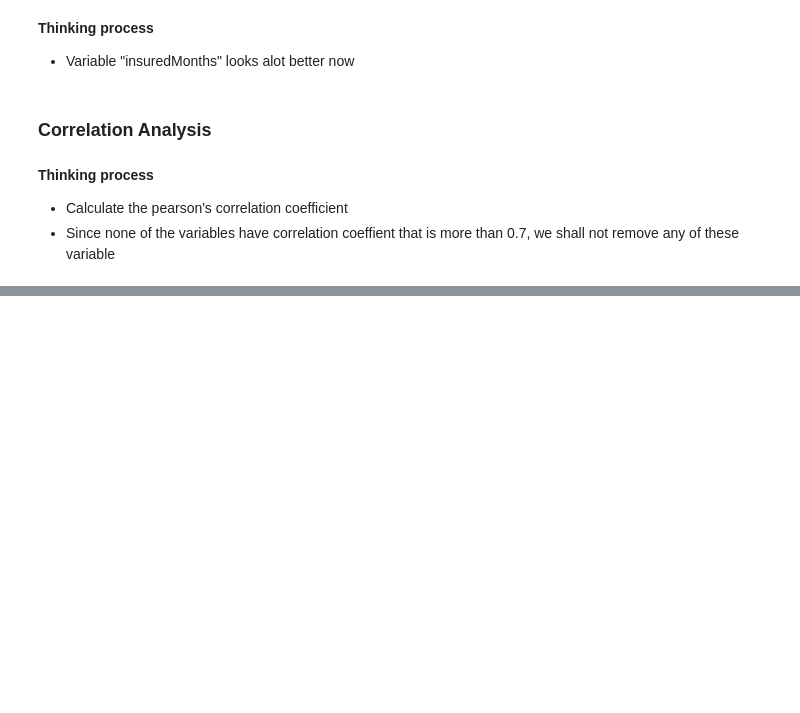
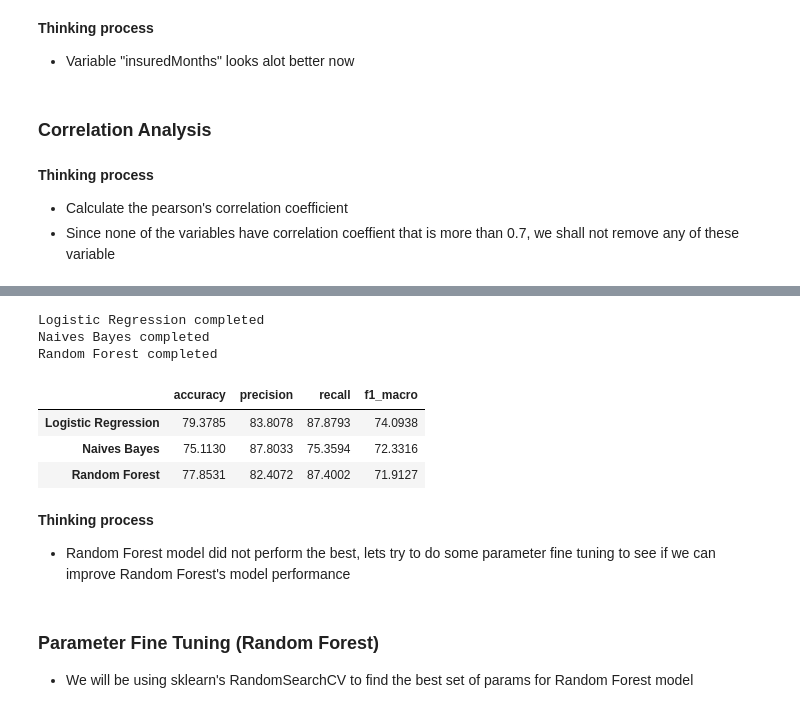
Before and after one commit to CJianYu98/TAP-VICA-Tech-Assessment, a Jupyter notebook: main.ipynb, the cells around one changed output, grey strips where cells are left out. Cells and saved outputs as stored; diff of their text form; code cells hidden in the pictures; blank space fills up the shorter version.

```diff
--- a/main.ipynb
+++ b/main.ipynb
@@ -359,0 +372,9 @@ fig.show()
+# %%
+sc = StandardScaler()
+
+df_x = df.drop(["renewal"], axis=1)
+df_y = df["renewal"]
+
+X_train, X_test, y_train, y_test = train_test_split(df_x, df_y, test_size=0.2, random_state=100)
+X_train = pd.DataFrame(sc.fit_transform(X_train), columns = X_train.columns)
+X_test = pd.DataFrame(sc.fit_transform(X_test), columns = X_test.columns)
@@ -359,0 +398,39 @@ fig.show()
+# %%
+models_dict = {
+    'Logistic Regression':LogisticRegression(),
+    "Naives Bayes": GaussianNB(),
+    'Random Forest': RandomForestClassifier(n_estimators = 100),
+}
+
+scoring = ['accuracy', 'precision', 'recall', 'f1_macro']
+# %%
+# To store each model's training performance
+model_performance = []
+
+for name, model in models_dict.items():
+    cross_val_scores = cross_validate(estimator = model, X = X_train, y = y_train, scoring=scoring, cv = 5, n_jobs = -1)
+    acc = round(cross_val_scores['test_accuracy'].mean() * 100, 4)
+    prec = round(cross_val_scores['test_precision'].mean() * 100, 4)
+    rec = round(cross_val_scores['test_recall'].mean() * 100, 4)
+    f1 = round(cross_val_scores['test_f1_macro'].mean() * 100, 4)
+    model_performance.append([acc, prec, rec, f1])
+    print(f"{name} completed")
+# %% [output]
+Logistic Regression completed
+Naives Bayes completed
+Random Forest completed
+# %%
+model_performances_df = pd.DataFrame(model_performance, columns=scoring, index=models_dict.keys())
+model_performances_df
+# %% [output]
+|  | accuracy | precision | recall | f1_macro |
+| Logistic Regression | 79.3785 | 83.8078 | 87.8793 | 74.0938 |
+| Naives Bayes | 75.1130 | 87.8033 | 75.3594 | 72.3316 |
+| Random Forest | 77.8531 | 82.4072 | 87.4002 | 71.9127 |
+# %% [markdown]
+**Thinking process** <br>
+
+- Random Forest model did not perform the best, lets try to do some parameter fine tuning to see if we can improve Random Forest's model performance
+# %% [markdown]
+### Parameter Fine Tuning (Random Forest)
+- We will be using sklearn's RandomSearchCV to find the best set of params for Random Forest model
```
Also changed, not shown: parts of 17 cells of this notebook.
